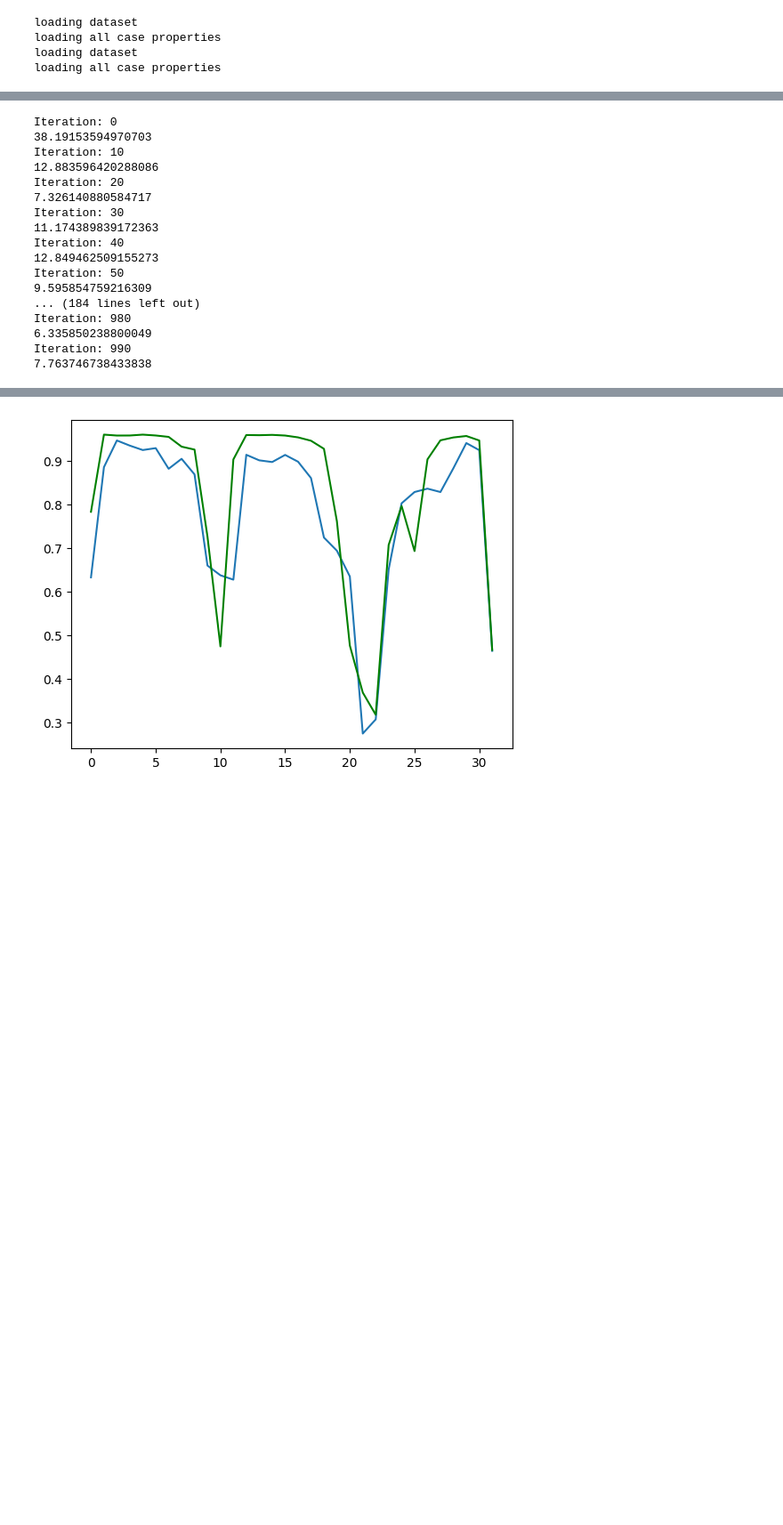
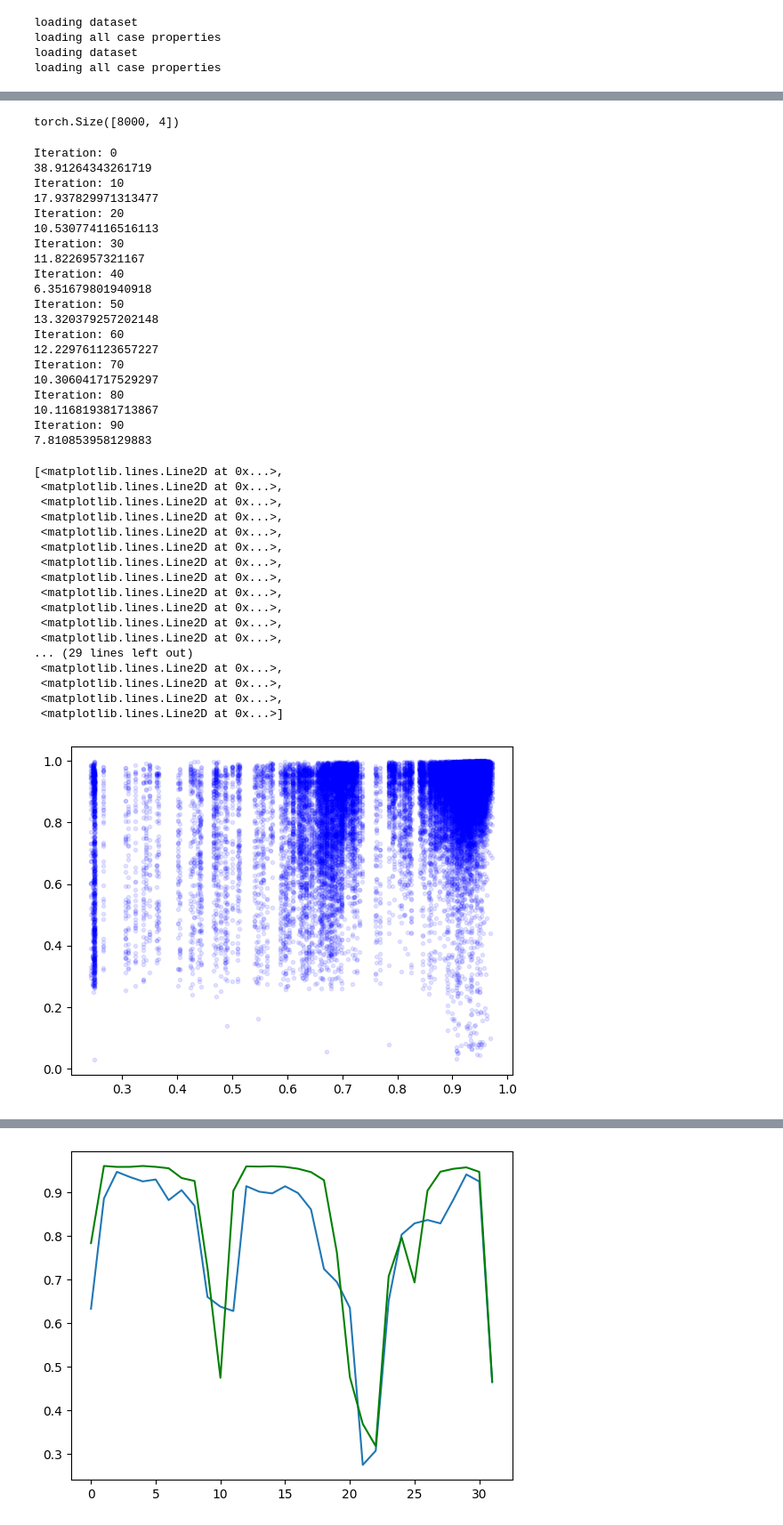
Before and after one commit to MedVisBonn/Segmentation-Distortion, a Jupyter notebook: src/notebooks/Dice_prediction.ipynb, the cells around one changed output, grey strips where cells are left out. Shown at 89% size. Drawn from its saved outputs; the diff is of its cells as text; code cells hidden in the pictures; blank space fills up the shorter version.

```diff
--- a/src/notebooks/Dice_prediction.ipynb
+++ b/src/notebooks/Dice_prediction.ipynb
@@ -189 +228,5 @@ loading all case properties
+# %%
+loss_cache.amin(1).shape
+# %% [output]
+torch.Size([8000, 4])
 # %%
@@ -455,14 +549,16 @@ optimizer = torch.optim.Adam(wrapper.parameters(), lr=1e-4)
 
 metrics = []
 
-for i in range(1000):
+for i in range(100):
     optimizer.zero_grad()
 
     batch = next(train_loader)
     input = batch['data'].cuda()
     target = batch['target'].long().cuda()
     target[target == -1] = 0
-    logits, dsc_per_adapter_and_class = wrapper(input, target)
+    logits = wrapper(input, target)
+    dsc_per_adapter_and_class = wrapper.dsc_per_adapter_and_class
+
     preds = torch.argmax(logits, dim=1, keepdim=True)
     DSCs = torch.stack([
             dice(
@@ -486,27 +582,31 @@ for i in range(1000):
             'pred': dsc_per_adapter_and_class.mean(2).cpu().detach()
         }
     )
+
     if i%10 == 0:
         print(f'Iteration: {i}')
         print(loss.item())
 # %% [output]
 Iteration: 0
-38.19153594970703
+38.91264343261719
 Iteration: 10
-12.883596420288086
+17.937829971313477
 Iteration: 20
-7.326140880584717
+10.530774116516113
 Iteration: 30
-11.174389839172363
+11.8226957321167
 Iteration: 40
-12.849462509155273
+6.351679801940918
 Iteration: 50
-9.595854759216309
-... (184 lines left out)
-Iteration: 980
-6.335850238800049
-Iteration: 990
-7.763746738433838
+13.320379257202148
+Iteration: 60
+12.229761123657227
+Iteration: 70
+10.306041717529297
+Iteration: 80
+10.116819381713867
+Iteration: 90
+7.810853958129883
 # %%
 for name, module in wrapper.named_modules():
     if 'bn' in name:
@@ -526,7 +626,8 @@ for i in range(10):
     input = batch['data'].cuda()
     target = batch['target'].long().cuda()
     target[target == -1] = 0
-    logits, dsc_per_adapter_and_class = wrapper(input, target)
+    logits = wrapper(input, target)
+    dsc_per_adapter_and_class = wrapper.dsc_per_adapter_and_class
     preds = torch.argmax(logits, dim=1, keepdim=True)
     DSCs = torch.stack([
             dice(
@@ -548,19 +649,25 @@ for i in range(10):
     )
 # %%
 test_loader = DataLoader(
-    data['A'],
+    data['D'],
     batch_size=32,
     shuffle=False,
     drop_last=True
 )
 test_metrics = []
+
+for name, module in wrapper.named_modules():
+    if 'bn' in name:
+        module.eval()
+
 for i, batch in enumerate(test_loader):
 
     # batch = next(valid_loader)
     input = batch['input'].cuda()
     target = batch['target'].long().cuda()
     target[target == -1] = 0
-    logits, dsc_per_adapter_and_class = wrapper(input, target)
+    logits = wrapper(input, target)
+    dsc_per_adapter_and_class = wrapper.dsc_per_adapter_and_class
     preds = torch.argmax(logits, dim=1, keepdim=True)
     DSCs = torch.stack([
             dice(
@@ -581,5 +688,26 @@ for i, batch in enumerate(test_loader):
         }
     )
 
-    if i==10:
-        break
+    # if i==10:
+    #     break
+# %%
+plt.plot(torch.cat([m['target'] for m in test_metrics], dim=0), torch.cat([m['pred'] for m in test_metrics], dim=0), '.', c='b', alpha=0.1)
+# %% [output]
+[<matplotlib.lines.Line2D at 0x...>,
+ <matplotlib.lines.Line2D at 0x...>,
+ <matplotlib.lines.Line2D at 0x...>,
+ <matplotlib.lines.Line2D at 0x...>,
+ <matplotlib.lines.Line2D at 0x...>,
+ <matplotlib.lines.Line2D at 0x...>,
+ <matplotlib.lines.Line2D at 0x...>,
+ <matplotlib.lines.Line2D at 0x...>,
+ <matplotlib.lines.Line2D at 0x...>,
+ <matplotlib.lines.Line2D at 0x...>,
+ <matplotlib.lines.Line2D at 0x...>,
+ <matplotlib.lines.Line2D at 0x...>,
+... (29 lines left out)
+ <matplotlib.lines.Line2D at 0x...>,
+ <matplotlib.lines.Line2D at 0x...>,
+ <matplotlib.lines.Line2D at 0x...>,
+ <matplotlib.lines.Line2D at 0x...>]
+[figure, added]
```
Also changed, not shown: parts of 13 cells of this notebook, 4 other files.
